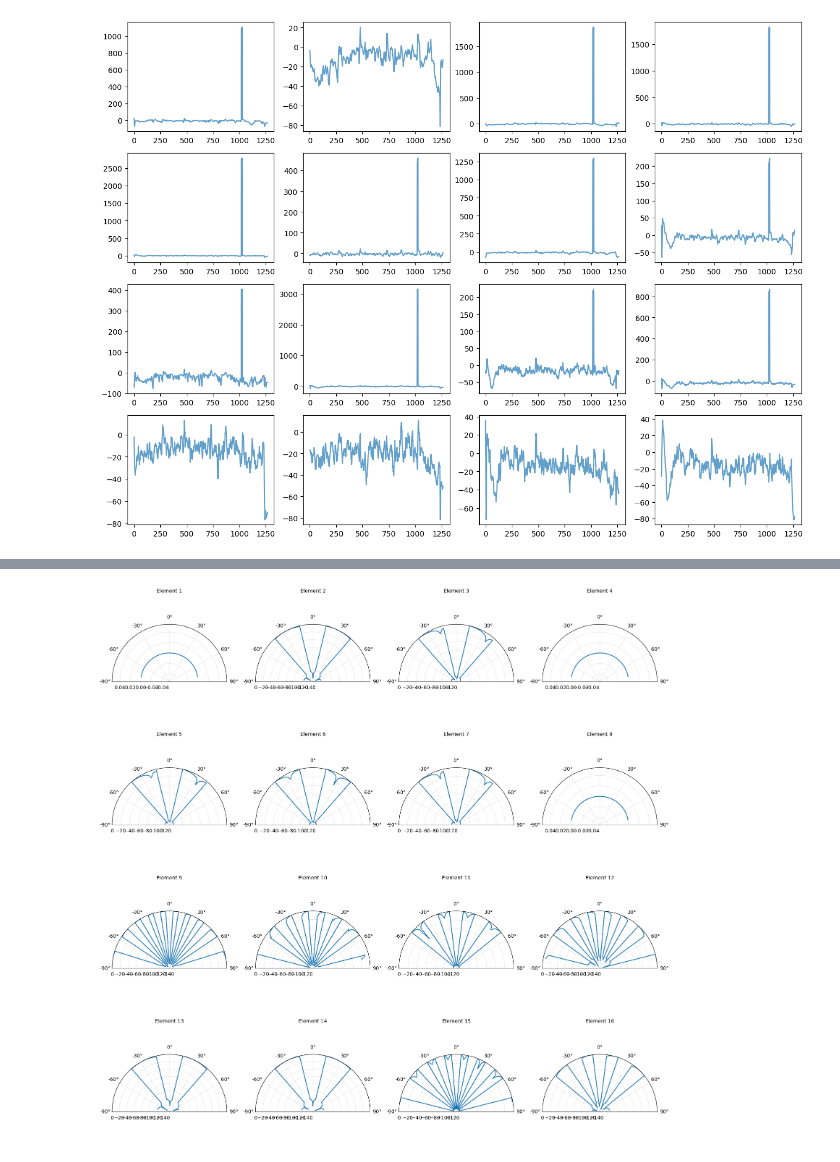
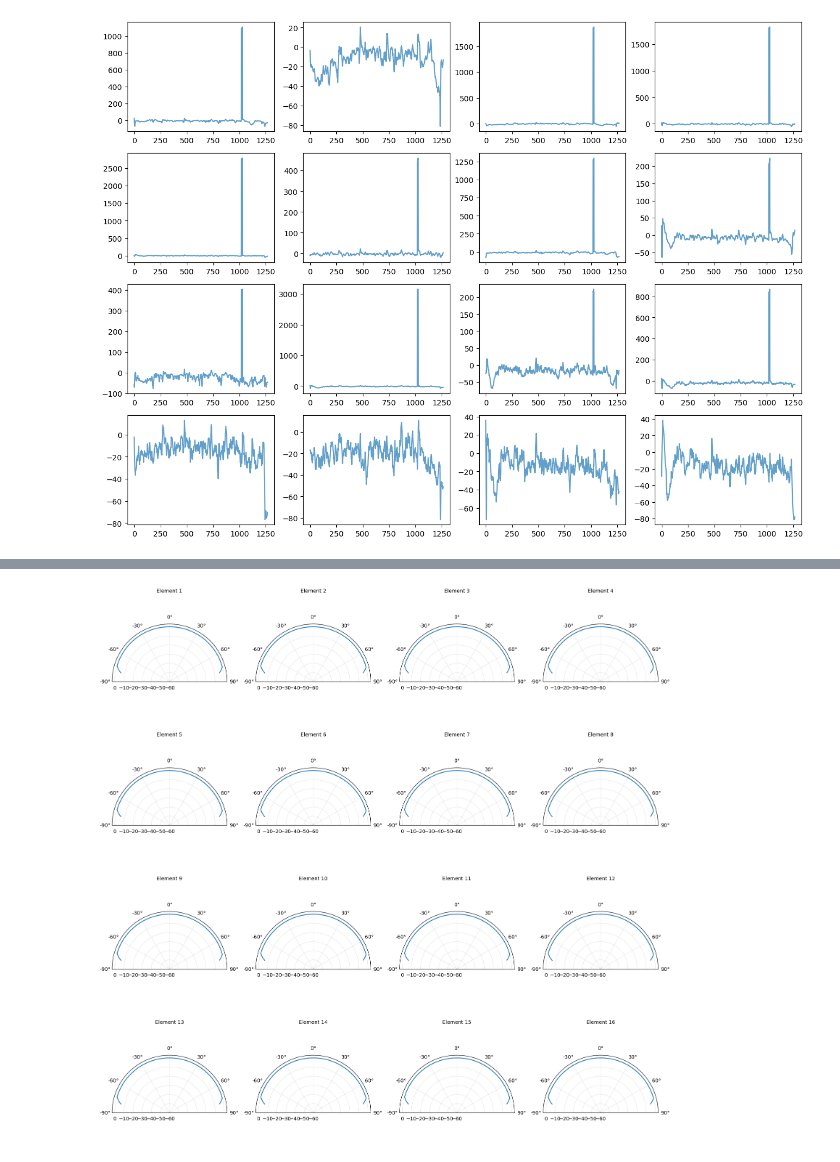
Before and after one commit to WirelessLabAtUCLA/mmWave-data-collection, a Jupyter notebook: data_processing/test_data.ipynb, the cells around one changed output, grey strips where cells are left out. Saved outputs shown, nothing was run; the diff lists cells and outputs as text; code cells hidden in the pictures.

```diff
--- a/data_processing/test_data.ipynb
+++ b/data_processing/test_data.ipynb
@@ -67,9 +67,9 @@ for dp in session.data_points:
 num_samples = channel_data.shape[0] - 1
 valid_antennas = [0, 1, 2, 3, 4, 5, 6, 7, 8, 9, 11, 13, 21, 23, 25, 27]
 
-theta_vals = np.linspace(-80, 80, 150)
+theta_vals = np.linspace(-80, 80, 120)
 theta_vals = np.deg2rad(theta_vals)
-num_samples = 150
+num_samples = 120
 
 # Create antenna arrays for each sample
 spacing = 0.58 * 58.32 / 60.48
@@ -86,18 +86,22 @@ for i in range(num_samples):
         antenna_arrays_real[i].add_element(ordering_sets[antenna, 0]*spacing - np.sign(ordering_sets[antenna, 0])*spacing/2,
             0, ordering_sets[antenna, 1]*spacing - np.sign(ordering_sets[antenna, 1])*spacing/2)
 
-    w = antenna_arrays[i].get_conjugate_beamformer(az=theta_vals[i], el=0)
+    w = antenna_arrays[i].get_conjugate_beamformer(az=theta_vals[i], el=np.pi/2)
     antenna_arrays[i].set_weights(w)
     antenna_arrays_real[i].set_weights(np.conjugate(averaged_channel_data))
 # %%
 # Least-Squares Style Estimation
-element_factor = np.zeros((np.shape(theta_vals)[0], 16))
+element_factor = np.zeros((np.shape(theta_vals)[0], 16), dtype=np.complex128)
 
-for i, theta in enumerate(theta_vals):
-    sum1 = np.sum([antenna_arrays[i].get_array_response(theta, 0) for i in range(num_samples)], axis=0)
-    sum2 = np.sum([antenna_arrays[i].get_array_response(theta, 0)**2 for i in range(num_samples)], axis=0)
-    numerator = np.sum([antenna_arrays[i].get_array_response(theta, 0) * channel_data[i] for i in range(num_samples)], axis=0)
-    denominator = sum2
+for j, theta in enumerate(theta_vals):
+    # sum1 = np.sum([antenna_arrays[i].get_array_response(theta, 0) for i in range(num_samples)], axis=0)
+    # sum2 = np.sum([antenna_arrays[i].get_array_response(theta, 0)**2 for i in range(num_samples)], axis=0)
+    # numerator = np.sum([antenna_arrays[i].get_array_response(theta, 0) * channel_data[i] for i in range(num_samples)], axis=0)
+    # denominator = sum2
 
-    denominator[denominator < 1e-10] = 1e-10
-    element_factor[i, :] = numerator / denominator
+    # denominator[denominator < 1e-10] = 1e-10
+    # element_factor[j, :] = numerator / denominator
+    element_factor[j, :] = antenna_arrays_real[j].get_array_response(theta, 0) / antenna_arrays[j].get_array_response(theta, 0)
+    # X = np.reshape(antenna_arrays[j].get_array_response(theta, 0), (16, 1))
+    # Y = np.reshape(antenna_arrays_real[j].get_array_response(theta, 0), (16, 1))
+    # element_factor[j, :] = np.linalg.inv(X.T @ X) @ X.T @ Y
@@ -104,32 +114,44 @@ for i, theta in enumerate(theta_vals):
 # %%
 # Create figure with 16 subplots (4x4 grid)
 fig = plt.figure(figsize=(16, 16))
 
 # Plot first 16 elements
 for idx in range(16):
     ax = plt.subplot(4, 4, idx + 1, projection='polar')
 
     # Get element pattern for this antenna
     element_pattern = np.abs(element_factor[:, idx])
-    element_pattern_db = 10 * np.log10(element_pattern)
+
+    # Remove tiny spikes by setting a threshold relative to the maximum
+    threshold = 1e-10 * np.max(element_pattern)  # Adjust multiplier as needed
+    element_pattern[element_pattern < threshold] = threshold
+
+    # Apply smoothing
+    element_pattern = np.convolve(element_pattern, np.ones(10)/10, mode='same')
+
+    # Convert to dB with proper floor
+    element_pattern_db = 20 * np.log10(element_pattern + 1e-15)
 
     # Normalize to peak
     element_pattern_db = element_pattern_db - np.max(element_pattern_db)
+
+    # Optional: clip the lower bound to avoid extreme negative values
+    element_pattern_db = np.maximum(element_pattern_db, -60)  # -60 dB floor
 
     # Plot
     ax.plot(theta_vals, element_pattern_db, linewidth=1.5)
 
     # Configure polar plot
     ax.set_theta_zero_location('N')  # 0° at top
     ax.set_theta_direction(-1)  # Clockwise
     ax.set_thetamin(-90)  # Set range from -90
     ax.set_thetamax(90)   # to 90 degrees
-    # ax.set_ylim([-100, 3])  # dB range
+    ax.set_ylim([-60, 3])  # dB range
     ax.set_title(f'Element {idx+1}', fontsize=10)
     ax.grid(True, alpha=0.3)
 
 plt.tight_layout()
 plt.savefig('element_patterns_16_1.png', dpi=150, bbox_inches='tight')
 plt.show()
 # %% [output]
-[figure, old version]
+[figure, new version]
```
Also changed, not shown: parts of 2 cells of this notebook, 5 other files.
